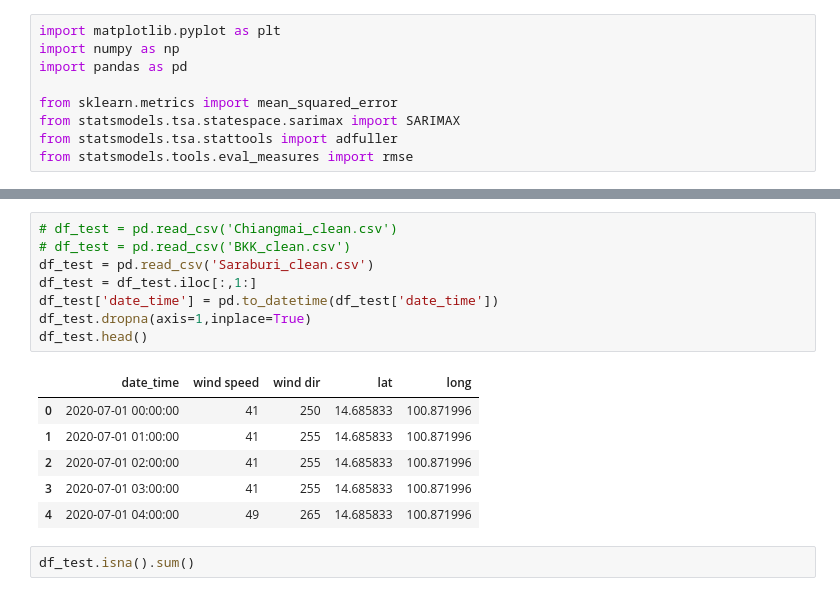
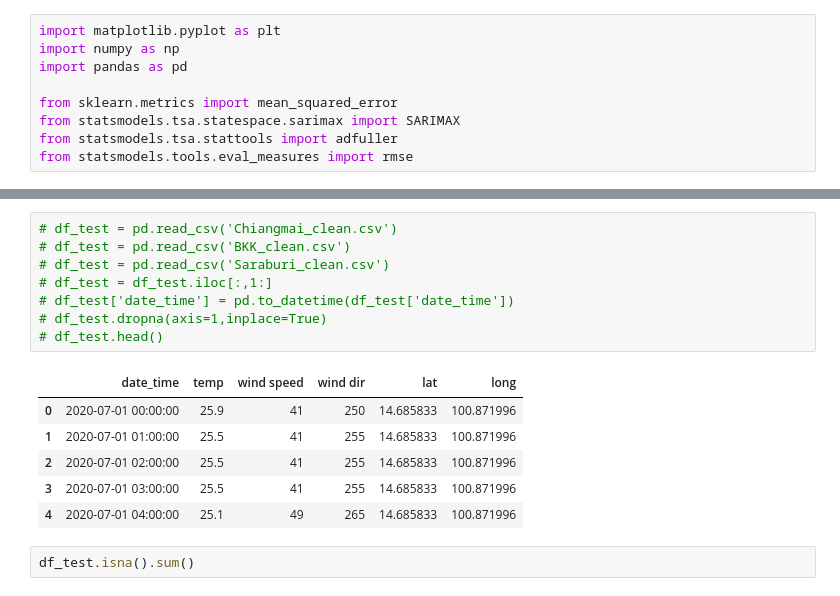
Before and after one commit to NKIKK/ProjectPM2-5_aGroup, a Jupyter notebook: model.ipynb, the cells around one changed output, grey strips where cells are left out. Cells and saved outputs as stored; diff of their text form.

```diff
--- a/model.ipynb
+++ b/model.ipynb
@@ -186,18 +239,18 @@ df_test.head()
 # %%
 # df_test = pd.read_csv('Chiangmai_clean.csv')
 # df_test = pd.read_csv('BKK_clean.csv')
-df_test = pd.read_csv('Saraburi_clean.csv')
-df_test = df_test.iloc[:,1:]
-df_test['date_time'] = pd.to_datetime(df_test['date_time'])
-df_test.dropna(axis=1,inplace=True)
-df_test.head()
+# df_test = pd.read_csv('Saraburi_clean.csv')
+# df_test = df_test.iloc[:,1:]
+# df_test['date_time'] = pd.to_datetime(df_test['date_time'])
+# df_test.dropna(axis=1,inplace=True)
+# df_test.head()
 # %% [output]
-|  | date_time | wind speed | wind dir | lat | long |
-| 0 | 2020-07-01 00:00:00 | 41 | 250 | 14.685833 | 100.871996 |
-| 1 | 2020-07-01 01:00:00 | 41 | 255 | 14.685833 | 100.871996 |
-| 2 | 2020-07-01 02:00:00 | 41 | 255 | 14.685833 | 100.871996 |
-| 3 | 2020-07-01 03:00:00 | 41 | 255 | 14.685833 | 100.871996 |
-| 4 | 2020-07-01 04:00:00 | 49 | 265 | 14.685833 | 100.871996 |
+|  | date_time | temp | wind speed | wind dir | lat | long |
+| 0 | 2020-07-01 00:00:00 | 25.9 | 41 | 250 | 14.685833 | 100.871996 |
+| 1 | 2020-07-01 01:00:00 | 25.5 | 41 | 255 | 14.685833 | 100.871996 |
+| 2 | 2020-07-01 02:00:00 | 25.5 | 41 | 255 | 14.685833 | 100.871996 |
+| 3 | 2020-07-01 03:00:00 | 25.5 | 41 | 255 | 14.685833 | 100.871996 |
+| 4 | 2020-07-01 04:00:00 | 25.1 | 49 | 265 | 14.685833 | 100.871996 |
 # %%
 df_test.isna().sum()
 # %% [output]
```
Also changed, not shown: parts of 5 cells of this notebook, 1 other file.
